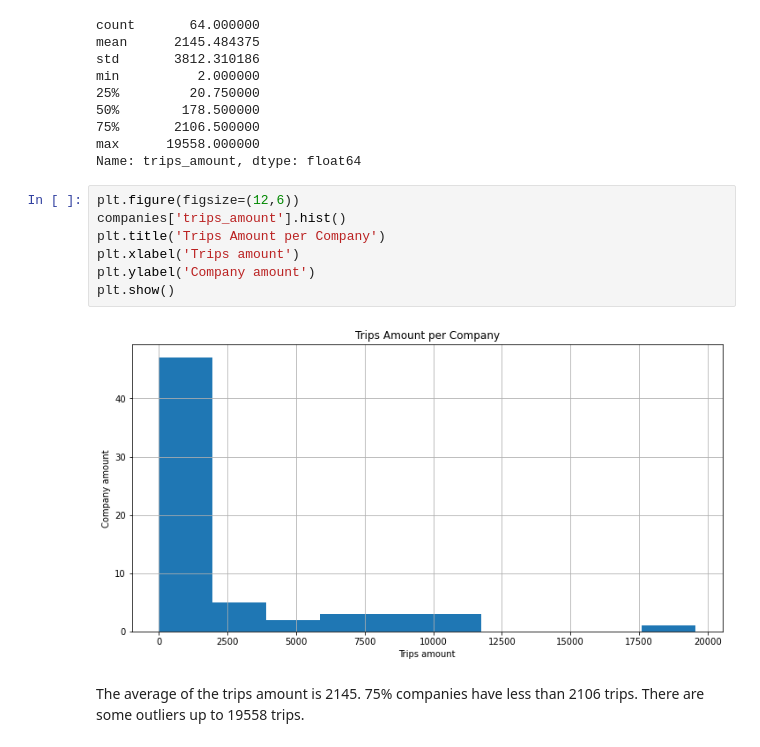
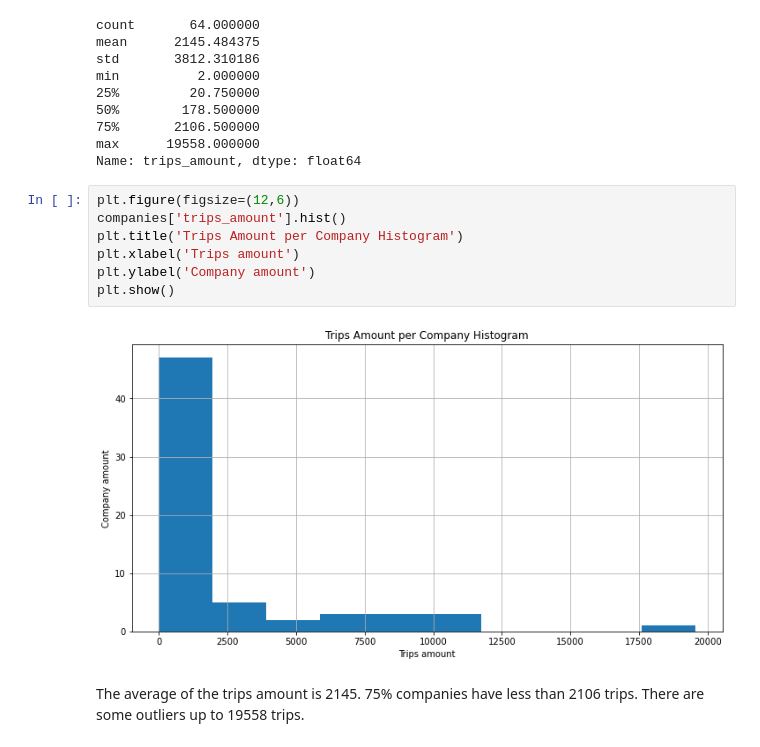
Before and after one commit to rainbowmoonlight/Yandex_Practicum_Projects, a Jupyter notebook: 05 Ride-Sharing Zuber Analysis/Ride-Sharing Zuber Analysis.ipynb, the cells around one changed output. Saved outputs shown, nothing was run; the diff lists cells and outputs as text.

```diff
--- a/05 Ride-Sharing Zuber Analysis - In Progress/Ride-Sharing Zuber Analysis.ipynb
+++ b/05 Ride-Sharing Zuber Analysis/Ride-Sharing Zuber Analysis.ipynb
@@ -419,12 +420,12 @@ Name: trips_amount, dtype: float64
 # %%
 plt.figure(figsize=(12,6))
 companies['trips_amount'].hist()
-plt.title('Trips Amount per Company')
+plt.title('Trips Amount per Company Histogram')
 plt.xlabel('Trips amount')
 plt.ylabel('Company amount')
 plt.show()
 # %% [output]
-[figure, old version]
+[figure, new version]
 # %% [markdown]
 The average of the trips amount is 2145. 75% companies have less than 2106 trips. There are some outliers up to 19558 trips.
 # %%
```
Also changed, not shown: parts of 30 cells of this notebook, 3 other files.
